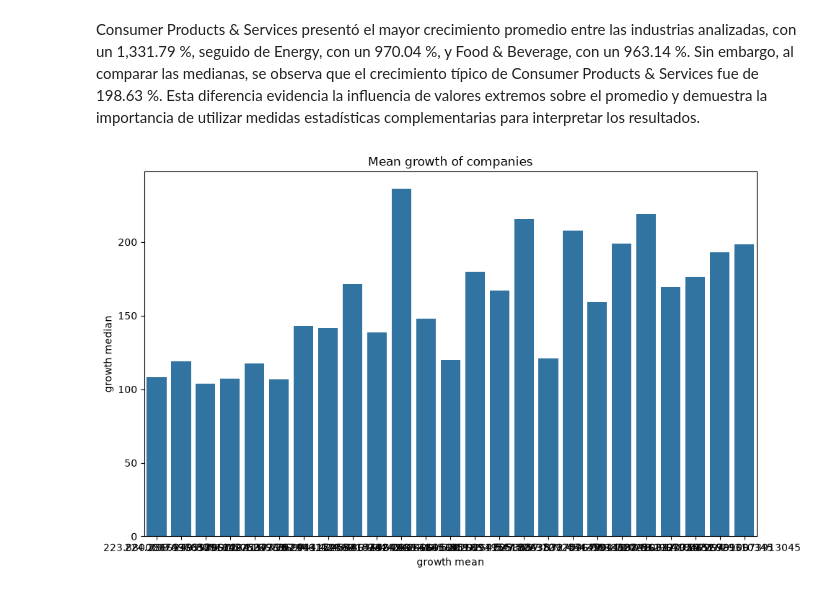
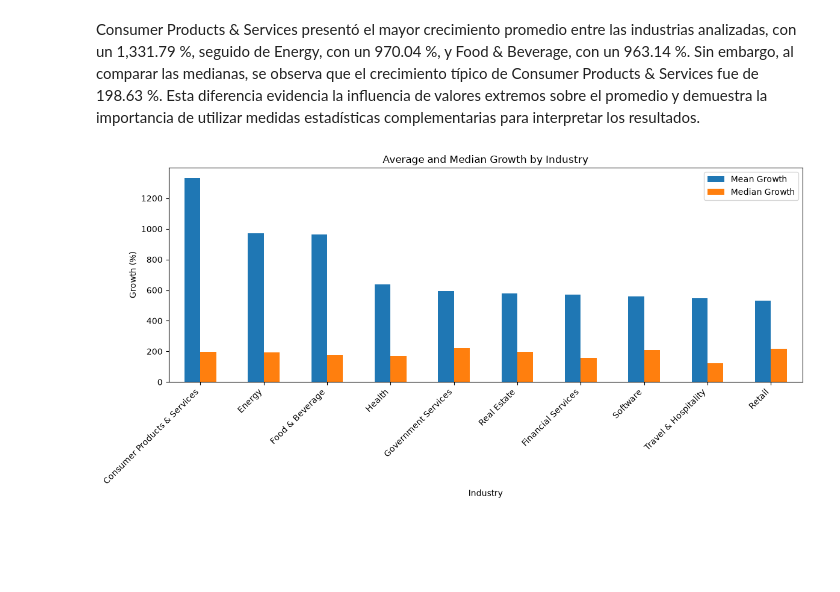
Before and after one commit to Emerson-SM/US_Business_Growth_Industry_Analysis, a Jupyter notebook: notebooks/03_business_analysis.ipynb, the cells around one changed output. Saved outputs shown, nothing was run; the diff lists cells and outputs as text; code cells hidden in the pictures; blank space fills up the shorter version.

```diff
--- a/notebooks/03_business_analysis.ipynb
+++ b/notebooks/03_business_analysis.ipynb
@@ -198,22 +237,21 @@ industry_growth
 Consumer Products & Services presentó el mayor crecimiento promedio entre las industrias analizadas, con un 1,331.79 %, seguido de Energy, con un 970.04 %, y Food & Beverage, con un 963.14 %. Sin embargo, al comparar las medianas, se observa que el crecimiento típico de Consumer Products & Services fue de 198.63 %. Esta diferencia evidencia la influencia de valores extremos sobre el promedio y demuestra la importancia de utilizar medidas estadísticas complementarias para interpretar los resultados.
 # %%
 #grafico
-plt.figure(figsize=(10, 6))
+industry_growth_plot = industry_growth.sort_values(
+    "mean", ascending=False
+).head(10)
 
-sns.barplot(
-    data=industry_growth,
-    x="mean",
-    y="median",
+industry_growth_plot[["mean", "median"]].plot(
+    kind="bar",
+    figsize=(12, 6)
 )
 
-plt.xscale("log")
-plt.yscale("log")
-
-plt.title("Mean growth of companies")
-plt.xlabel("growth mean")
-plt.ylabel("growth median")
-
+plt.title("Average and Median Growth by Industry")
+plt.xlabel("Industry")
+plt.ylabel("Growth (%)")
+plt.xticks(rotation=45, ha="right")
+plt.legend(["Mean Growth", "Median Growth"])
 plt.tight_layout()
 plt.show()
 # %% [output]
-[figure, old version]
+[figure, new version]
```
Also changed, not shown: parts of 7 cells of this notebook.
